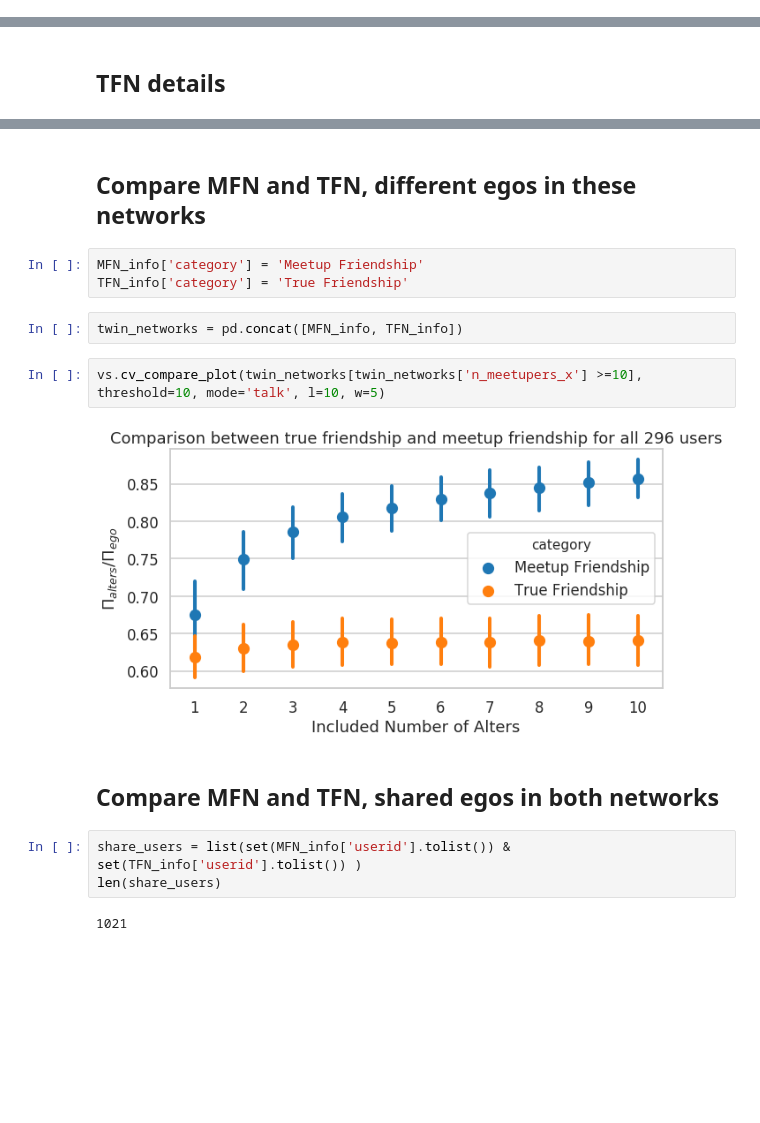
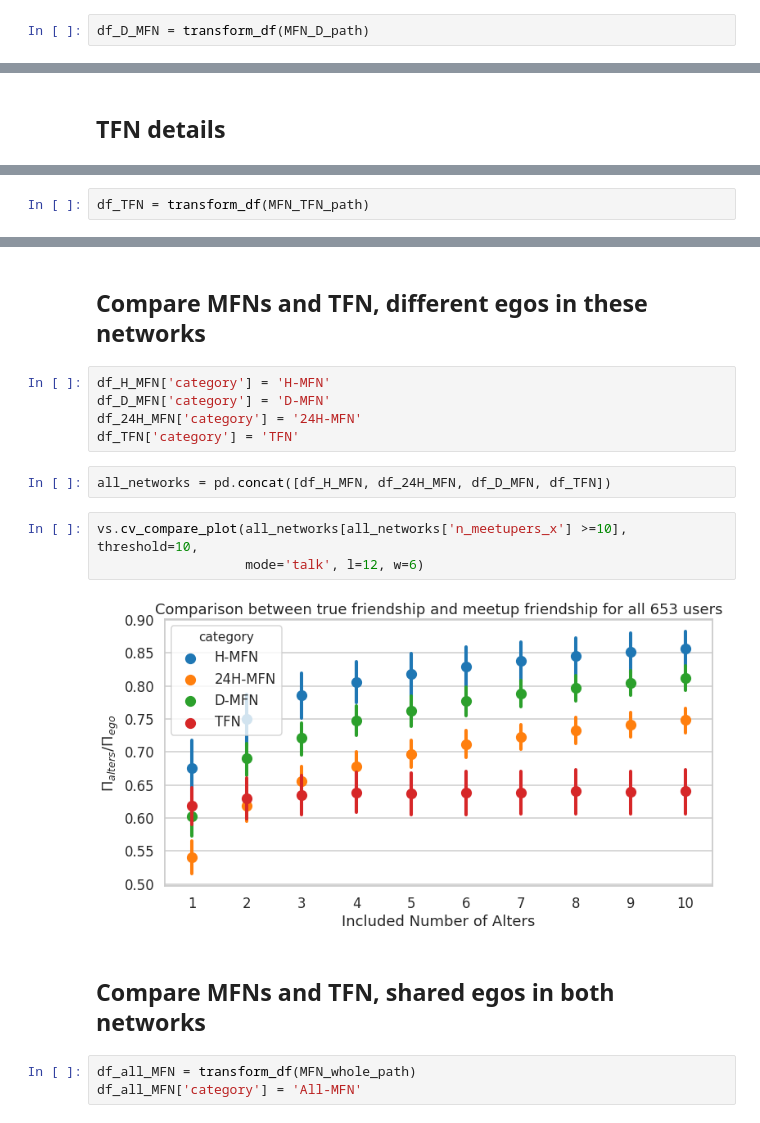
Before and after one commit to Magica-Chen/social-predictability, a Jupyter notebook: Ranking-Based-BK-VS.ipynb, the cells around one changed output, grey strips where cells are left out. Drawn from its saved outputs; the diff is of its cells as text; blank space fills up the shorter version.

```diff
--- a/Ranking-Based-BK-VS.ipynb
+++ b/Ranking-Based-BK-VS.ipynb
@@ -31,0 +59,2 @@ vs.cv_plot(MFN_info[MFN_info['n_meetupers_x'] >=10], threshold=10, plot_type='er
+# %%
+df_D_MFN = transform_df(MFN_D_path)
@@ -45 +68,3 @@ TFN_info['Pi_ego_alters_ratio'] = TFN_info['Pi_ego_alters'] / TFN_info['Pi_ego']
+# %%
+df_TFN = transform_df(MFN_TFN_path)
 # %%
@@ -49,18 +75,19 @@ vs.cv_plot(TFN_info[TFN_info['n_meetupers_x'] >=10], threshold=10, plot_type='er
 # %% [markdown]
-## Compare MFN and TFN, different egos in these networks
+## Compare MFNs and TFN, different egos in these networks
-# %%
-MFN_info['category'] = 'Meetup Friendship'
-TFN_info['category'] = 'True Friendship'
-# %%
-twin_networks = pd.concat([MFN_info, TFN_info])
+# %%
+df_H_MFN['category'] = 'H-MFN'
+df_D_MFN['category'] = 'D-MFN'
+df_24H_MFN['category'] = '24H-MFN'
+df_TFN['category'] = 'TFN'
+# %%
+all_networks = pd.concat([df_H_MFN, df_24H_MFN, df_D_MFN, df_TFN])
 # %%
-vs.cv_compare_plot(twin_networks[twin_networks['n_meetupers_x'] >=10], threshold=10, mode='talk', l=10, w=5)
+vs.cv_compare_plot(all_networks[all_networks['n_meetupers_x'] >=10], threshold=10,
+                   mode='talk', l=12, w=6)
 # %% [output]
-[figure, old version]
+[figure, new version]
 # %% [markdown]
-## Compare MFN and TFN, shared egos in both networks
+## Compare MFNs and TFN, shared egos in both networks
-# %%
-share_users = list(set(MFN_info['userid'].tolist()) & set(TFN_info['userid'].tolist()) )
-len(share_users)
-# %% [output]
-1021
+# %%
+df_all_MFN = transform_df(MFN_whole_path)
+df_all_MFN['category'] = 'All-MFN'
```
Also changed, not shown: parts of 63 cells of this notebook, 17 other files.
